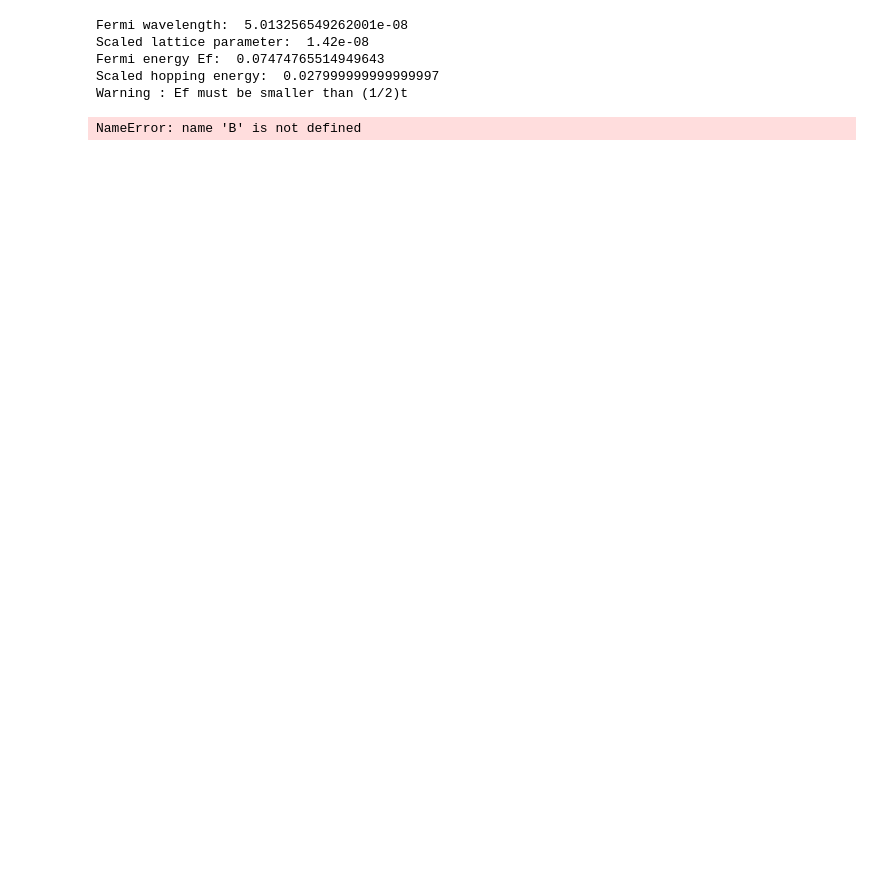
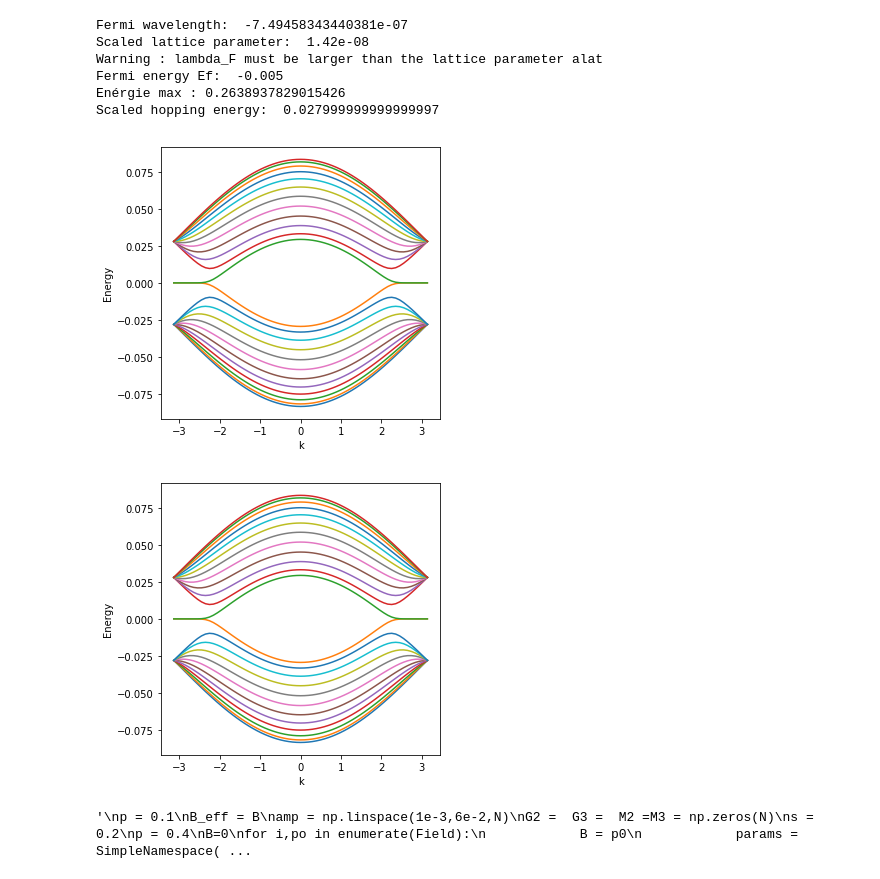
Before and after one commit to jeremiepirard/Kwant, a Jupyter notebook: Final.ipynb, the cells around one changed output. Drawn from its saved outputs; the diff is of its cells as text; code cells hidden in the pictures; blank space fills up the shorter version.

```diff
--- a/Final.ipynb
+++ b/Final.ipynb
@@ -124,42 +139,24 @@ if lambda_F/alat < 2:
 
 """ We must be at low energy density at the level of the Dirac cone """
 print('Fermi energy Ef: ', Ef)
+print('Enérgie max :', 3*t0*math.pi/sf)
 print('Scaled hopping energy: ', t)
-if Ef/t > (1/2):
+if abs(Ef/t) > (1/2):
     print('Warning : Ef must be smaller than (1/2)t')
 # %% [output]
-Fermi wavelength:  5.013256549262001e-08
+Fermi wavelength:  -7.49458343440381e-07
 Scaled lattice parameter:  1.42e-08
-Fermi energy Ef:  0.07474765514949643
+Warning : lambda_F must be larger than the lattice parameter alat
+Fermi energy Ef:  -0.005
+Enérgie max : 0.2638937829015426
 Scaled hopping energy:  0.027999999999999997
-Warning : Ef must be smaller than (1/2)t
-# %%
-### G3 = np.zeros(N)
-p = 0.1
-B_eff = B
-amp = np.linspace(1e-3,6e-2,N)
-G2 =  G3 =  M2 =M3 = np.zeros(N)
-s = 0.2
-p = 0.4
-B=0
-for i,po in enumerate(Field):
-            B = p0
-            params = SimpleNamespace(B_eff=B_eff)
-            smatrix = kwant.smatrix(sys, energy = Ef) # transmission matrix (here this)
-            T2 = smatrix.transmission(2,0)
-            T3 = smatrix.transmission(3,0)# transmission value obtained from the left lead towards the right lead
-            G2[i] = T2
-            G3[i] = T3
-plt.plot(Field,G2, label="Inf. gauche, Ef ="+str(Ef))
-plt.plot(Field,G3, label="Inf. droit, Ef ="+str(Ef))
-
-plt.xlabel('d')
-plt.ylabel('Transmission')
-plt.title("Transmission, jonction pn', s="+str(s))
-plt.legend()
-plt.show()
-# %% [output]
-NameError: name 'B' is not defined
+# %%
+params= SimpleNamespace(phi = 0)
+phi = 0
+kwant.plotter.bands(sys.leads[0])
+# %% [output]
+[figure, added]
+[figure, added]
 # %%
 vals=[onsite(sys.sites[n]) for n in range(sys.graph.num_nodes)]
 kwant.plotter.map(sys, vals)
@@ -185,3 +171,32 @@ kwant.plotter.current(sys, current, cmap='viridis');
+# %%
+### G3 = np.zeros(N)
+'''
+p = 0.1
+B_eff = B
+amp = np.linspace(1e-3,6e-2,N)
+G2 =  G3 =  M2 =M3 = np.zeros(N)
+s = 0.2
+p = 0.4
+B=0
+for i,po in enumerate(Field):
+            B = p0
+            params = SimpleNamespace(B_eff=B_eff)
+            smatrix = kwant.smatrix(sys, energy = Ef) # transmission matrix (here this)
+            T2 = smatrix.transmission(2,0)
+            T3 = smatrix.transmission(3,0)# transmission value obtained from the left lead towards the right lead
+            G2[i] = T2
+            G3[i] = T3
+plt.plot(Field,G2, label="Inf. gauche, Ef ="+str(Ef))
+plt.plot(Field,G3, label="Inf. droit, Ef ="+str(Ef))
+
+plt.xlabel('d')
+plt.ylabel('Transmission')
+plt.title("Transmission, jonction pn', s="+str(s))
+plt.legend()
+plt.show()
+'''
+# %% [output]
+'\np = 0.1\nB_eff = B\namp = np.linspace(1e-3,6e-2,N)\nG2 =  G3 =  M2 =M3 = np.zeros(N)\ns = 0.2\np = 0.4\nB=0\nfor i,po in enumerate(Field):\n            B = p0\n            params = SimpleNamespace( ...
 # %%
 B = 0.1
 #phi = B * 3*np.sqrt(3)/(2)*alat**2
```
Also changed, not shown: parts of 7 cells of this notebook.
